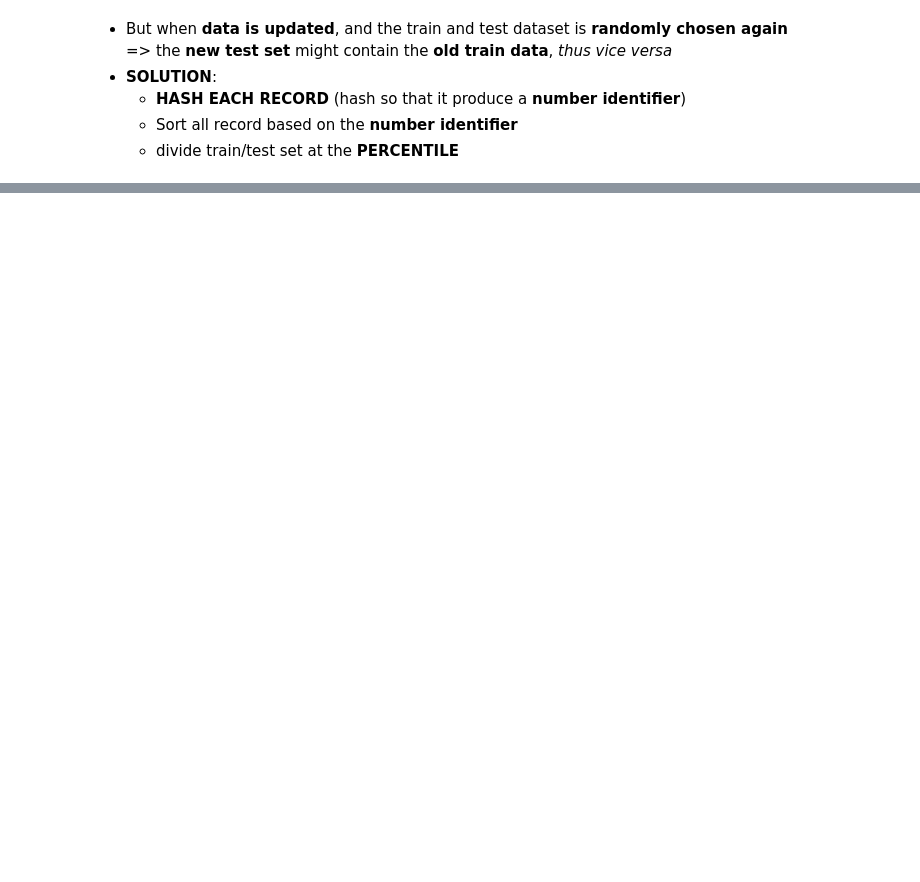
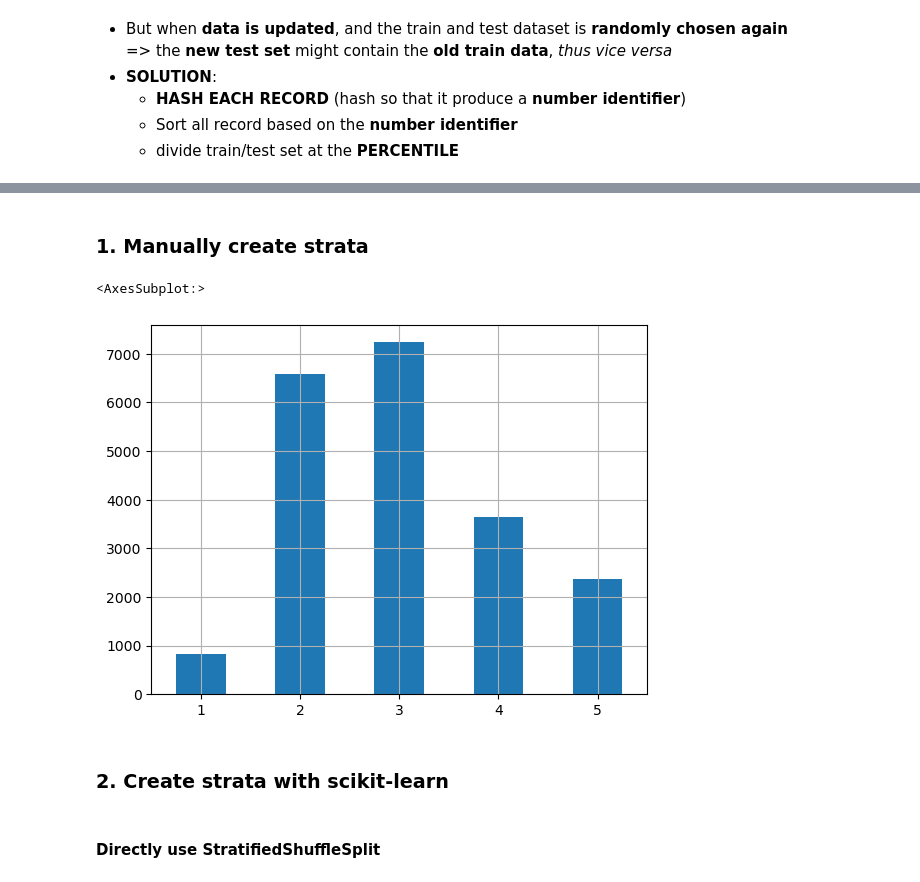
Before and after one commit to DurianDan/hands-on-machine-learning-tensorflow, a Jupyter notebook: chapter2/end-to-end-ML-project.ipynb, the cells around one changed output, grey strips where cells are left out. Saved outputs shown, nothing was run; the diff lists cells and outputs as text; code cells hidden in the pictures; blank space fills up the shorter version.

```diff
--- a/chapter2/end-to-end-ML-project.ipynb
+++ b/chapter2/end-to-end-ML-project.ipynb
@@ -87,0 +124,20 @@ trainset, testset = train_test_split(data, test_size=.2, random_state=44)
+# %% [markdown]
+### 1. Manually create strata
+# %%
+data["income_cat"] = pd.cut(data["median_income"],
+                            bins=[0., 1.5, 3.0, 4.5, 6.0, np.inf],
+                            labels=[1,2,3,4,5]
+                            )
+# %%
+(data["income_cat"]
+ .value_counts()
+ .sort_index()
+ .plot.bar(rot=0, grid=True)
+)
+# %% [output]
+<AxesSubplot:>
+[figure, added]
+# %% [markdown]
+### 2. Create strata with **scikit-learn**
+# %% [markdown]
+#### Directly use **StratifiedShuffleSplit**
```
Also changed, not shown: parts of 26 cells of this notebook, 2 other files.
